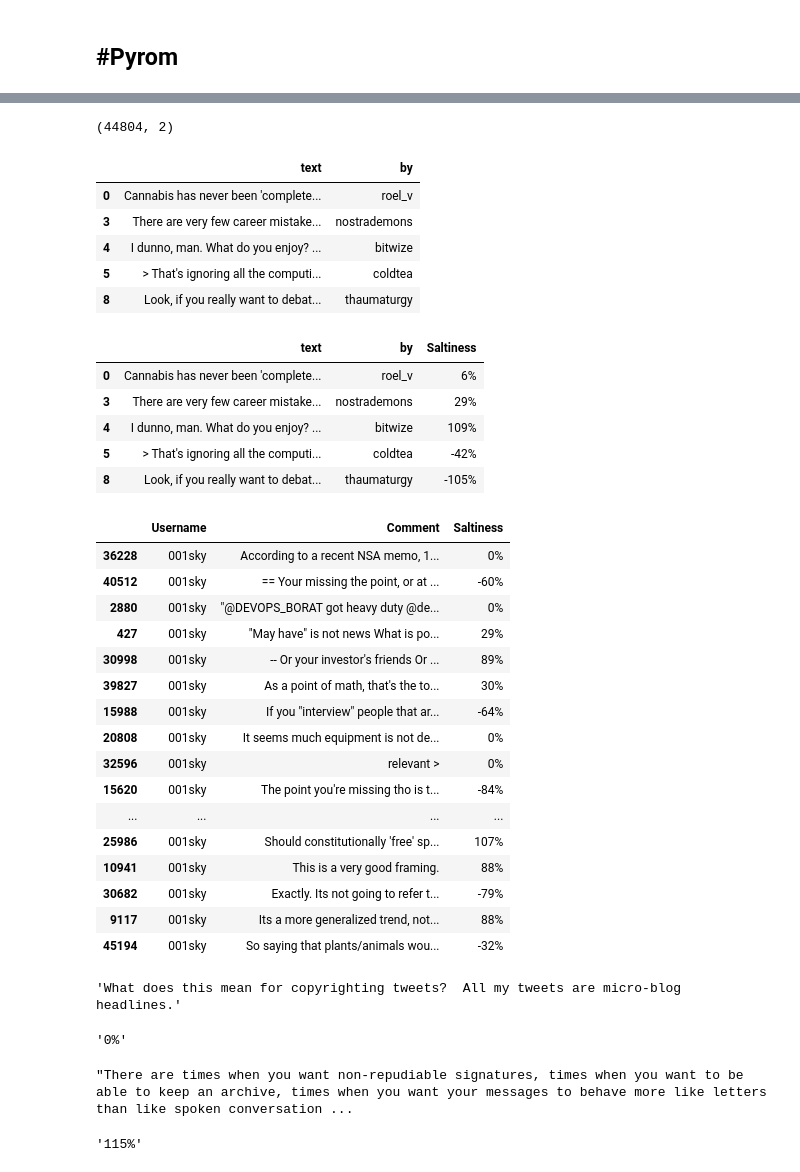
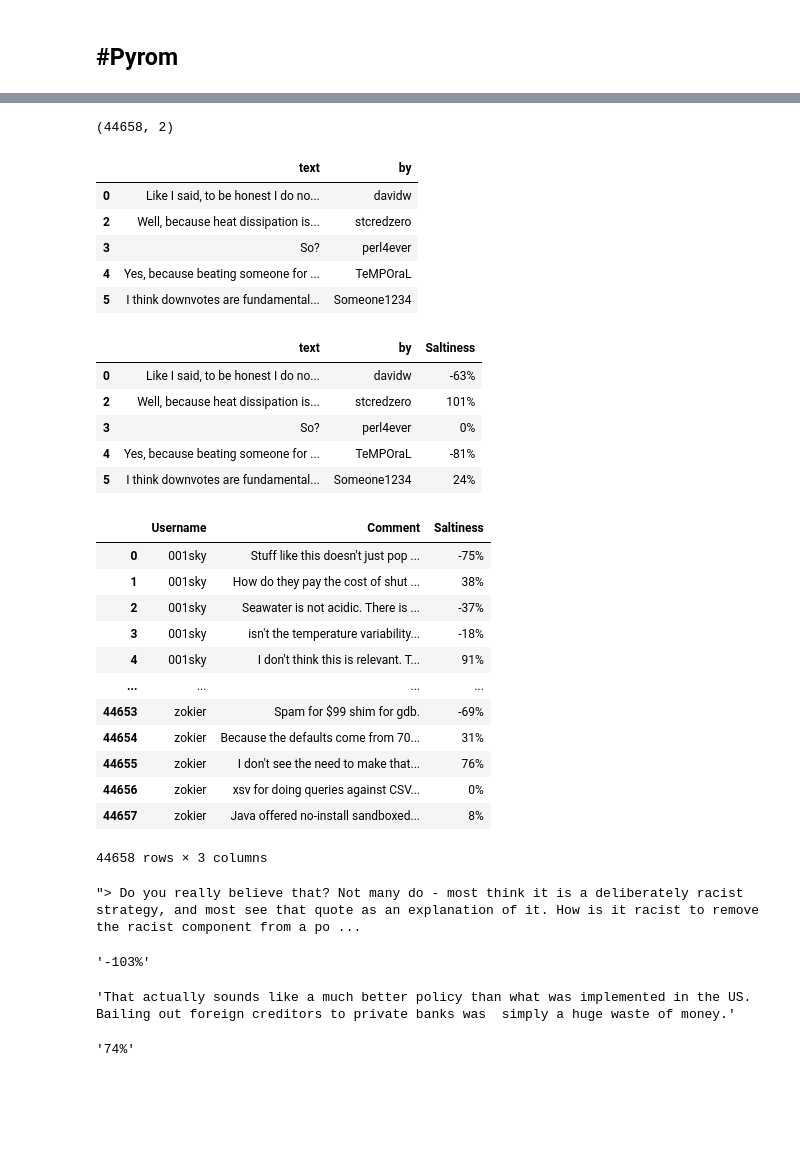
Before and after one commit to Build-Week-SaltiestHackerNewsTrolls2/ds, a Jupyter notebook: model/User_Comments_Scored.ipynb, the cells around one changed output, grey strips where cells are left out. Saved outputs shown, nothing was run; the diff lists cells and outputs as text; code cells hidden in the pictures; blank space fills up the shorter version.

```diff
--- a/model/User_Comments_Scored.ipynb
+++ b/model/User_Comments_Scored.ipynb
@@ -168,6 +169,3 @@ df.head()
 # %%
 #Convert to string values
 df = df.astype(str)
-# %%
-df = df.drop(columns= ['Unnamed: 0', 'timestamp', 'type', 'id', 'parent'])
-df.head()
@@ -196,13 +187,13 @@ new_df = slim(df)
 print(new_df.shape)
 new_df.head()
 # %% [output]
-(44804, 2)
+(44658, 2)
 |  | text | by |
-| 0 | Cannabis has never been 'complete... | roel_v |
-| 3 | There are very few career mistake... | nostrademons |
-| 4 | I dunno, man. What do you enjoy? ... | bitwize |
-| 5 | > That's ignoring all the computi... | coldtea |
-| 8 | Look, if you really want to debat... | thaumaturgy |
+| 0 | Like I said, to be honest I do no... | davidw |
+| 2 | Well, because heat dissipation is... | stcredzero |
+| 3 | So? | perl4ever |
+| 4 | Yes, because beating someone for ... | TeMPOraL |
+| 5 | I think downvotes are fundamental... | Someone1234 |
 # %%
 #Machine Learning, using VADER Sentiment Analysis
 
@@ -227,11 +218,11 @@ new_df['Saltiness']=new_df['Saltiness'].apply('{:.0%}'.format)
 new_df.head()
 # %% [output]
 |  | text | by | Saltiness |
-| 0 | Cannabis has never been 'complete... | roel_v | 6% |
-| 3 | There are very few career mistake... | nostrademons | 29% |
-| 4 | I dunno, man. What do you enjoy? ... | bitwize | 109% |
-| 5 | > That's ignoring all the computi... | coldtea | -42% |
-| 8 | Look, if you really want to debat... | thaumaturgy | -105% |
+| 0 | Like I said, to be honest I do no... | davidw | -63% |
+| 2 | Well, because heat dissipation is... | stcredzero | 101% |
+| 3 | So? | perl4ever | 0% |
+| 4 | Yes, because beating someone for ... | TeMPOraL | -81% |
+| 5 | I think downvotes are fundamental... | Someone1234 | 24% |
 # %%
 #Rename columns
 new_df.columns = ['Comment', 'Username', 'Saltiness']
@@ -241,42 +232,42 @@ order = ['Username', 'Comment', 'Saltiness']
 comments_score = new_df[order]
 # %%
 comments_score.sort_values(by=['Username'], inplace=True)
+# %%
+comments_score = comments_score.reset_index()
+# %%
+comments_score = comments_score.drop(columns=['index'])
 # %%
-comments_score.head(20)
+comments_score
 # %% [output]
 |  | Username | Comment | Saltiness |
-| 36228 | 001sky | According to a recent NSA memo, 1... | 0% |
-| 40512 | 001sky | == Your missing the point, or at ... | -60% |
-| 2880 | 001sky | "@DEVOPS_BORAT got heavy duty @de... | 0% |
-| 427 | 001sky | "May have" is not news What is po... | 29% |
-| 30998 | 001sky | -- Or your investor's friends Or ... | 89% |
-| 39827 | 001sky | As a point of math, that's the to... | 30% |
-| 15988 | 001sky | If you "interview" people that ar... | -64% |
-| 20808 | 001sky | It seems much equipment is not de... | 0% |
-| 32596 | 001sky | relevant > | 0% |
-| 15620 | 001sky | The point you're missing tho is t... | -84% |
+| 0 | 001sky | Stuff like this doesn't just pop ... | -75% |
+| 1 | 001sky | How do they pay the cost of shut ... | 38% |
+| 2 | 001sky | Seawater is not acidic. There is ... | -37% |
+| 3 | 001sky | isn't the temperature variability... | -18% |
+| 4 | 001sky | I don't think this is relevant. T... | 91% |
 | ... | ... | ... | ... |
-| 25986 | 001sky | Should constitutionally 'free' sp... | 107% |
-| 10941 | 001sky | This is a very good framing. | 88% |
-| 30682 | 001sky | Exactly. Its not going to refer t... | -79% |
-| 9117 | 001sky | Its a more generalized trend, not... | 88% |
-| 45194 | 001sky | So saying that plants/animals wou... | -32% |
+| 44653 | zokier | Spam for $99 shim for gdb. | -69% |
+| 44654 | zokier | Because the defaults come from 70... | 31% |
+| 44655 | zokier | I don't see the need to make that... | 76% |
+| 44656 | zokier | xsv for doing queries against CSV... | 0% |
+| 44657 | zokier | Java offered no-install sandboxed... | 8% |
+44658 rows × 3 columns
 # %%
 #Random comment test
 comments_score.loc[600,'Comment']
 # %% [output]
-'What does this mean for copyrighting tweets?  All my tweets are micro-blog headlines.'
+"> Do you really believe that? Not many do - most think it is a deliberately racist strategy, and most see that quote as an explanation of it. How is it racist to remove the racist component from a po ...
 # %%
-#Comment is pretty neutral
+#Comment is pretty negative
 comments_score.loc[600,'Saltiness']
 # %% [output]
-'0%'
+'-103%'
 # %%
 comments_score.loc[4600,'Comment']
 # %% [output]
-"There are times when you want non-repudiable signatures, times when you want to be able to keep an archive, times when you want your messages to behave more like letters than like spoken conversation ...
+'That actually sounds like a much better policy than what was implemented in the US.  Bailing out foreign creditors to private banks was  simply a huge waste of money.'
 # %%
-#Comment is overall very positive
+#Comment is overall positive
 comments_score.loc[4600,'Saltiness']
 # %% [output]
-'115%'
+'74%'
```
Also changed, not shown: parts of 8 cells of this notebook.
